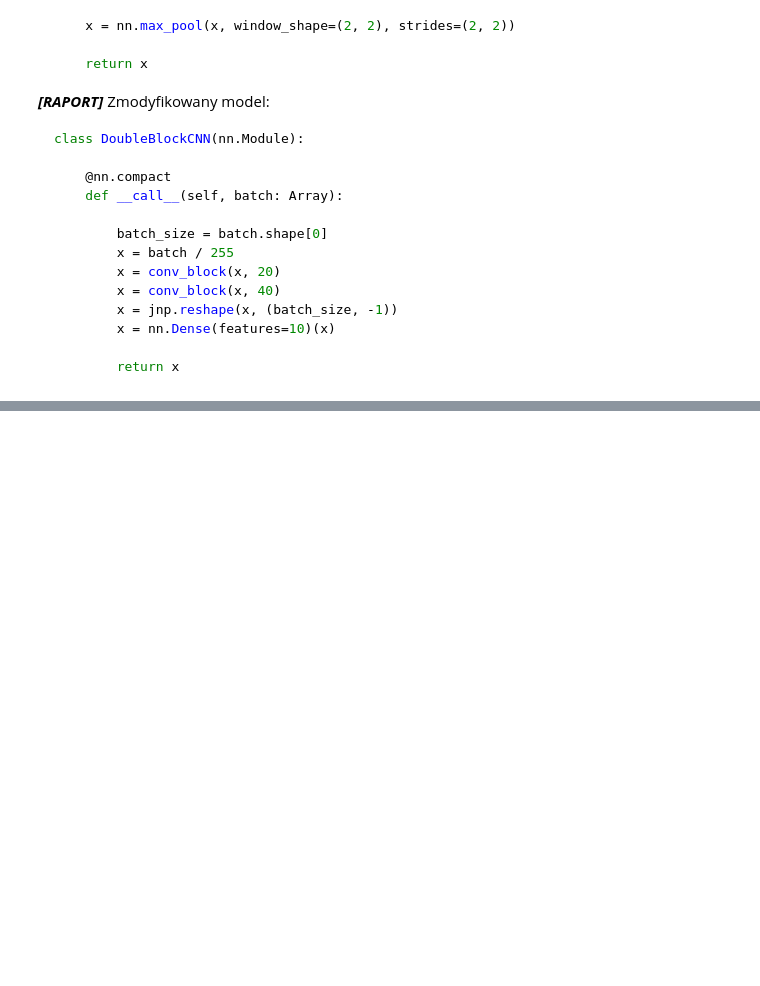
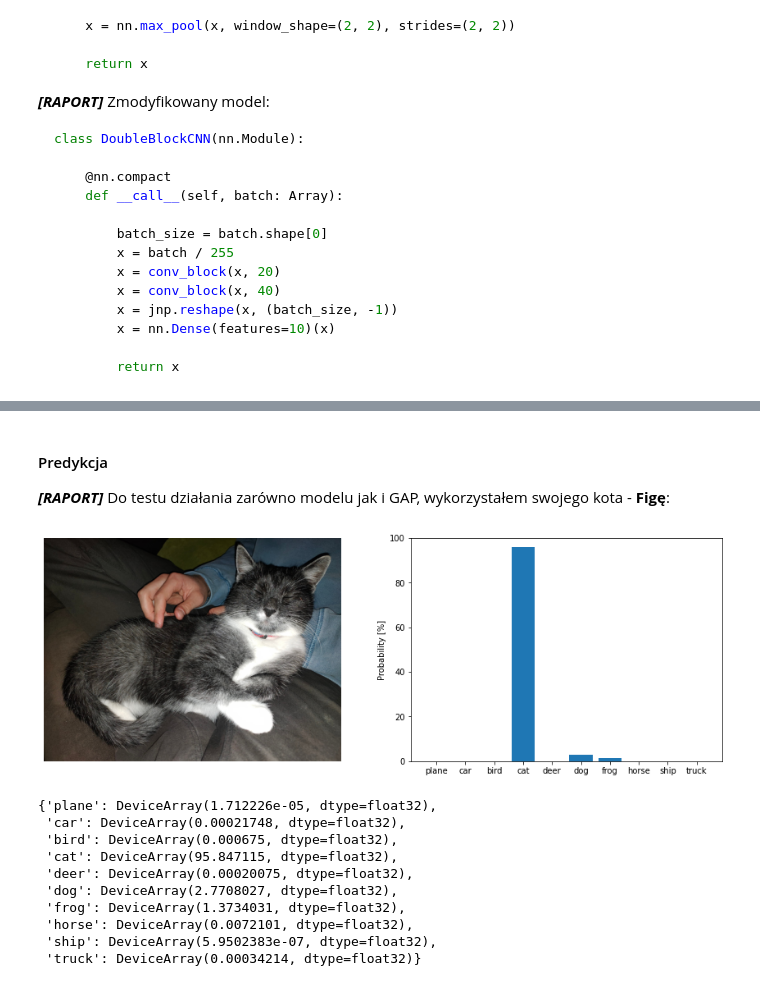
Before and after one commit to Wotaker/TrainingCNN, a Jupyter notebook: raport.ipynb, the cells around one changed output, grey strips where cells are left out. Saved outputs shown, nothing was run; the diff lists cells and outputs as text; code cells hidden in the pictures; blank space fills up the shorter version.

Commit message:
Raport is ready

```diff
--- a/raport.ipynb
+++ b/raport.ipynb
@@ -173,0 +280,17 @@ Ponizej metryki ukazujące przebieg treningu:
+# %% [markdown]
+#### Predykcja
+***[RAPORT]*** Do testu działania zarówno modelu jak i GAP, wykorzystałem swojego kota - **Figę**:
+# %%
+single_prediction("images/figa.jpg", GAP_MODEL, verbose=True)
+# %% [output]
+[figure, added]
+{'plane': DeviceArray(1.712226e-05, dtype=float32),
+ 'car': DeviceArray(0.00021748, dtype=float32),
+ 'bird': DeviceArray(0.000675, dtype=float32),
+ 'cat': DeviceArray(95.847115, dtype=float32),
+ 'deer': DeviceArray(0.00020075, dtype=float32),
+ 'dog': DeviceArray(2.7708027, dtype=float32),
+ 'frog': DeviceArray(1.3734031, dtype=float32),
+ 'horse': DeviceArray(0.0072101, dtype=float32),
+ 'ship': DeviceArray(5.9502383e-07, dtype=float32),
+ 'truck': DeviceArray(0.00034214, dtype=float32)}
```
Also changed, not shown: parts of 40 cells of this notebook, 8 other files.
